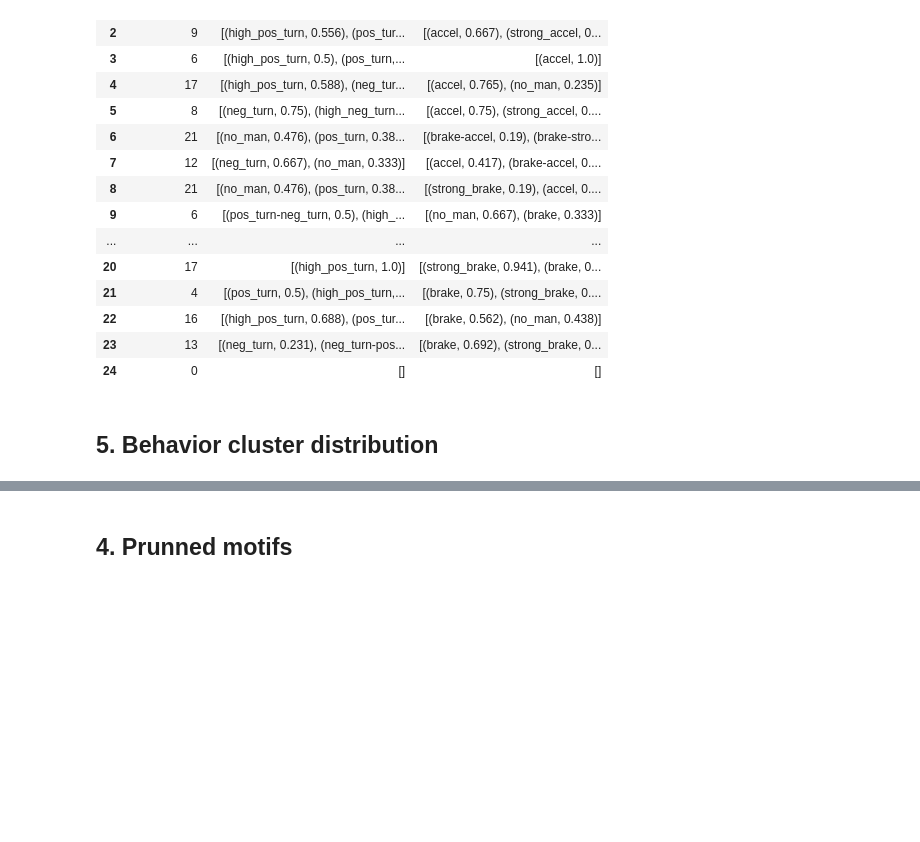
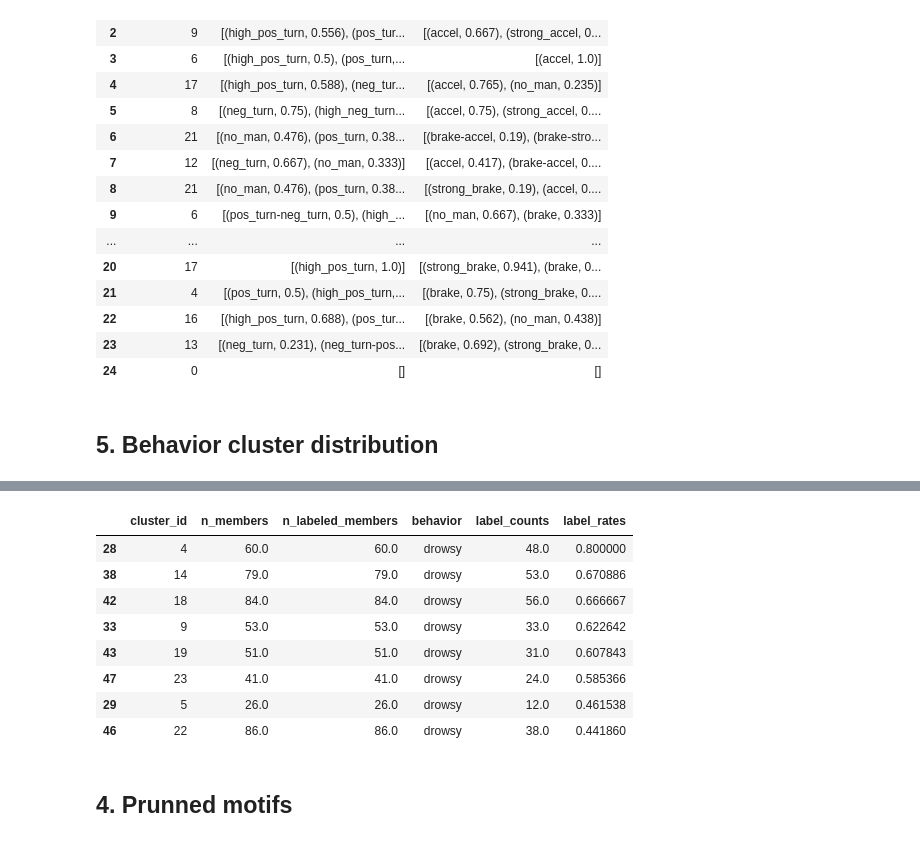
Before and after one commit to misilva73/tripMD, a Jupyter notebook: notebooks/tripmd_outputs_single_drivers.ipynb, the cells around one changed output, grey strips where cells are left out. Drawn from its saved outputs; the diff is of its cells as text; code cells hidden in the pictures; blank space fills up the shorter version.

```diff
--- a/notebooks/tripmd_outputs_single_drivers.ipynb
+++ b/notebooks/tripmd_outputs_single_drivers.ipynb
@@ -89,3 +121,15 @@ plt.show()
+# %%
+label_counts_df[label_counts_df["behavior"]=="drowsy"].sort_values("label_rates", ascending=False).head(8)
+# %% [output]
+|  | cluster_id | n_members | n_labeled_members | behavior | label_counts | label_rates |
+| 28 | 4 | 60.0 | 60.0 | drowsy | 48.0 | 0.800000 |
+| 38 | 14 | 79.0 | 79.0 | drowsy | 53.0 | 0.670886 |
+| 42 | 18 | 84.0 | 84.0 | drowsy | 56.0 | 0.666667 |
+| 33 | 9 | 53.0 | 53.0 | drowsy | 33.0 | 0.622642 |
+| 43 | 19 | 51.0 | 51.0 | drowsy | 31.0 | 0.607843 |
+| 47 | 23 | 41.0 | 41.0 | drowsy | 24.0 | 0.585366 |
+| 29 | 5 | 26.0 | 26.0 | drowsy | 12.0 | 0.461538 |
+| 46 | 22 | 86.0 | 86.0 | drowsy | 38.0 | 0.441860 |
 # %% [markdown]
 ## 4. Prunned motifs
 # %%
```
Also changed, not shown: parts of 10 cells of this notebook, 2 other files.
